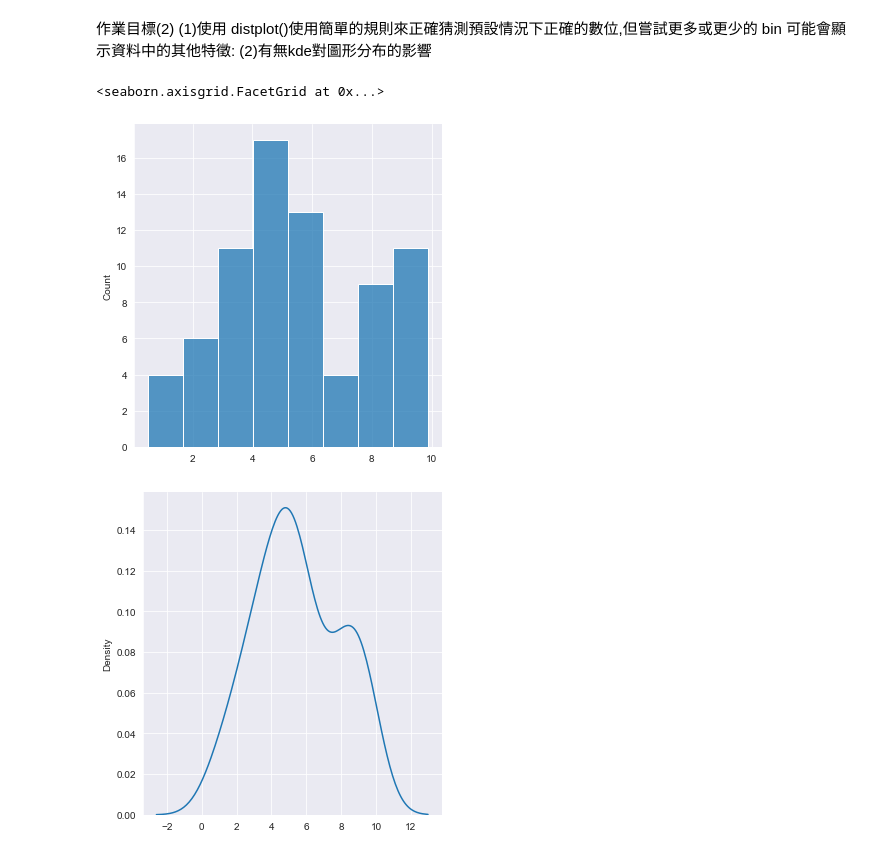
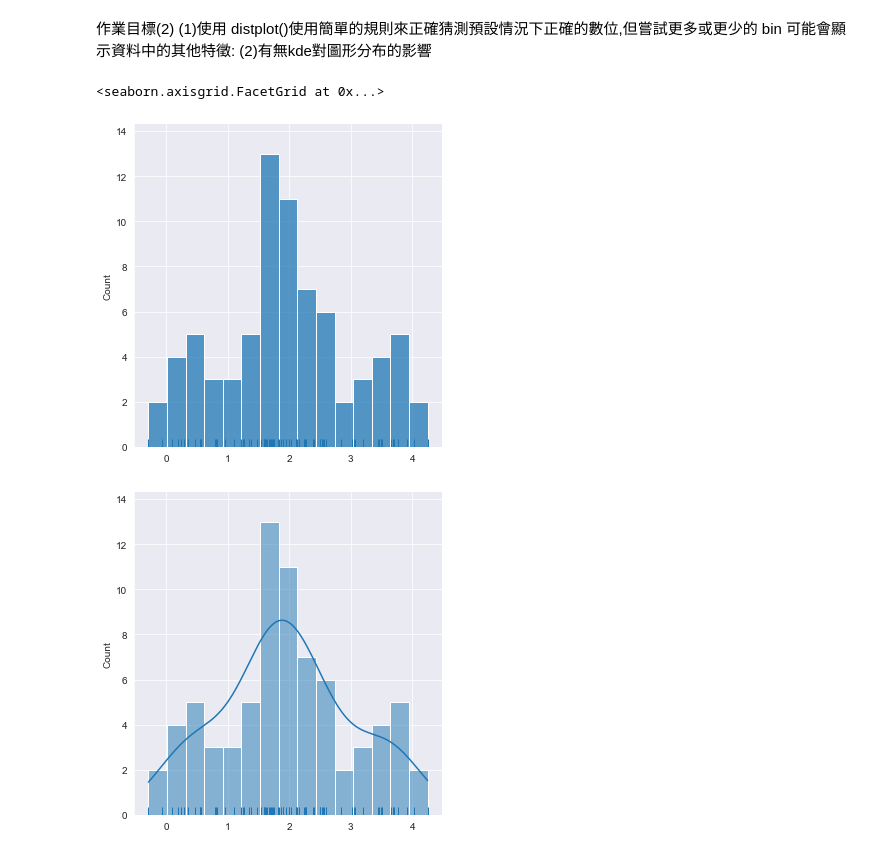
Before and after one commit to dongqifong/Data_Marathon, a Jupyter notebook: Day020/D020_hw.ipynb, the cells around one changed output. Saved outputs shown, nothing was run; the diff lists cells and outputs as text; code cells hidden in the pictures.

```diff
--- a/Day020/D020_hw.ipynb
+++ b/Day020/D020_hw.ipynb
@@ -19,7 +19,7 @@ sns.set_style("darkgrid")
 
 # 利用 NUMPY 去建立資料集
 # np.random.RandomState 設定數學式
-rs=np.random.RandomState(0)
+rs=np.random.RandomState(7)
 
 x = rs.normal(2, 1, 75)
 y = 2 + 1.5 * x + rs.normal(0, 2, 75)
@@ -41,10 +41,10 @@ sns.residplot(x,y)
 # %%
 # bin: 指的是特徵值,
 # kde: on/off
 # sns.distplot();
-sns.displot(data=y)
-sns.displot(data=y,kind='kde')
+sns.displot(x,bins=15,kde=False,rug=True)
+sns.displot(x,bins=15,kde=True,rug=True)
 # %% [output]
 <seaborn.axisgrid.FacetGrid at 0x...>
-[figure, old version]
+[figure, new version]
-[figure, old version]
+[figure, new version]
```
Also changed, not shown: parts of 1 cell of this notebook.
